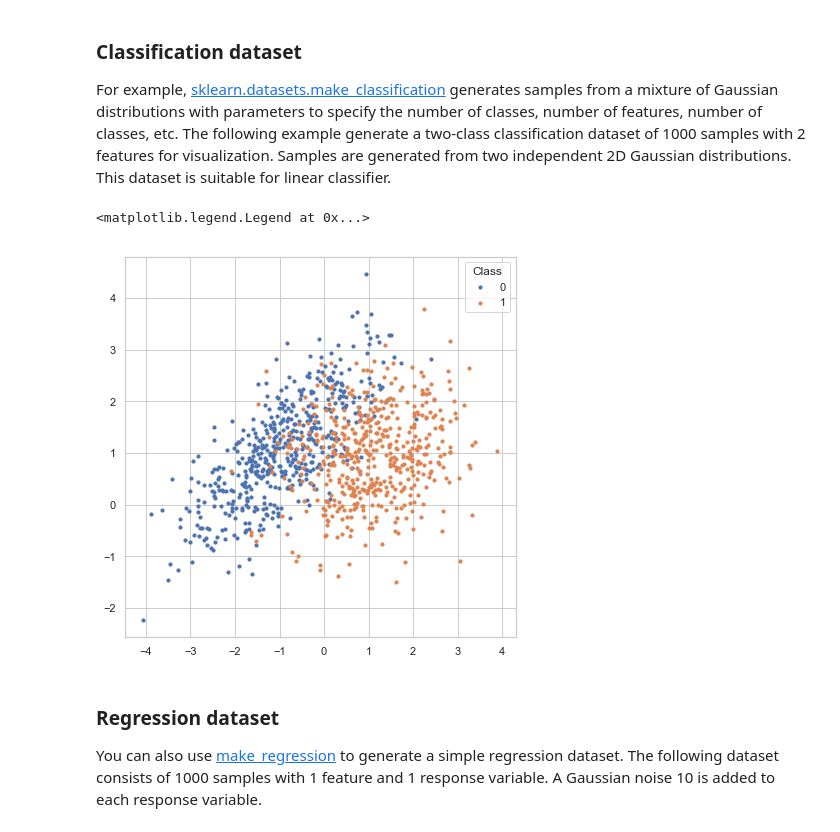
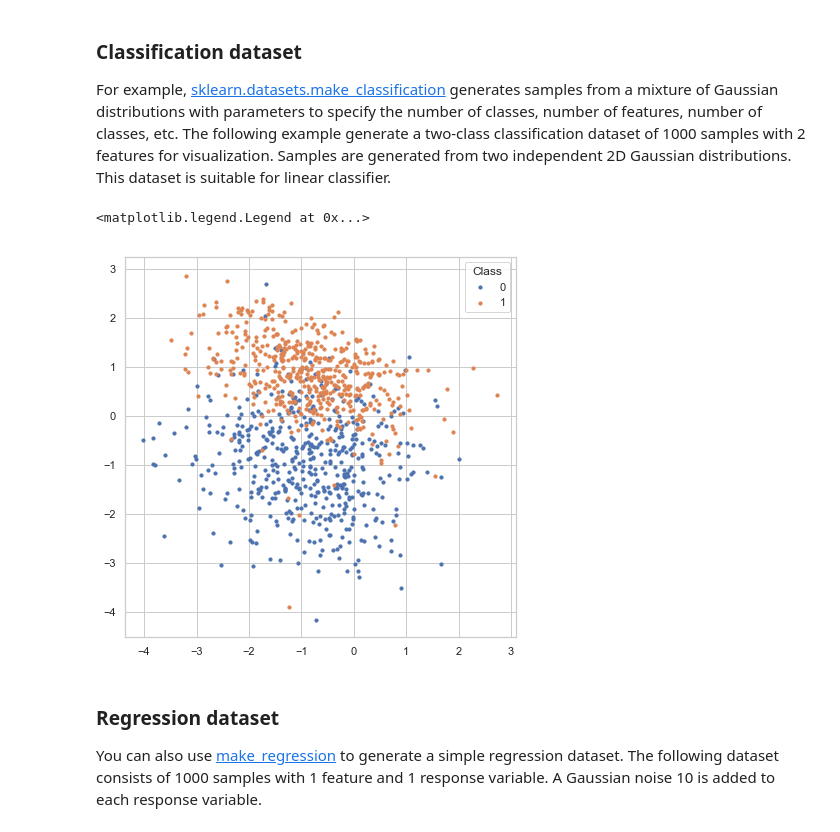
Before and after one commit to sherkinglee/training_book, a Jupyter notebook: part-iii.-advanced-bioinfo-analyses/1.machine-learning-basics.ipynb, the cells around one changed output. Drawn from its saved outputs; the diff is of its cells as text; code cells hidden in the pictures.

```diff
--- a/part-iii.-advanced-bioinfo-analyses/1.machine-learning-basics.ipynb
+++ b/part-iii.-advanced-bioinfo-analyses/1.machine-learning-basics.ipynb
@@ -102,3 +122,5 @@ from matplotlib.colors import to_hex
+# %%
+random_state = np.random.RandomState(1289237)
 # %% [markdown]
 ## Generate datasets
 
@@ -110,14 +132,15 @@ For example, [sklearn.datasets.make_classification](http://scikit-learn.org/stab
 number of features, number of classes, etc. The following example generate a two-class classification dataset of 1000 samples with 2 features for visualization. Samples are generated from two independent 2D Gaussian distributions. This dataset is suitable for linear classifier.
 # %%
 X, y = make_classification(n_samples=1000, n_classes=2, n_features=2,
-                           n_informative=2, n_redundant=0, n_clusters_per_class=1)
+                           n_informative=2, n_redundant=0, n_clusters_per_class=1,
+                           random_state=random_state, class_sep=0.9)
 fig, ax = plt.subplots(figsize=(7, 7))
 for label in np.unique(y):
     ax.scatter(X[y == label, 0], X[y == label, 1], s=10, label=str(label))
 ax.legend(title='Class')
 # %% [output]
 <matplotlib.legend.Legend at 0x...>
-[figure, old version]
+[figure, new version]
 # %% [markdown]
 ### Regression dataset
 
```
Also changed, not shown: parts of 21 cells of this notebook, 17 other files.
